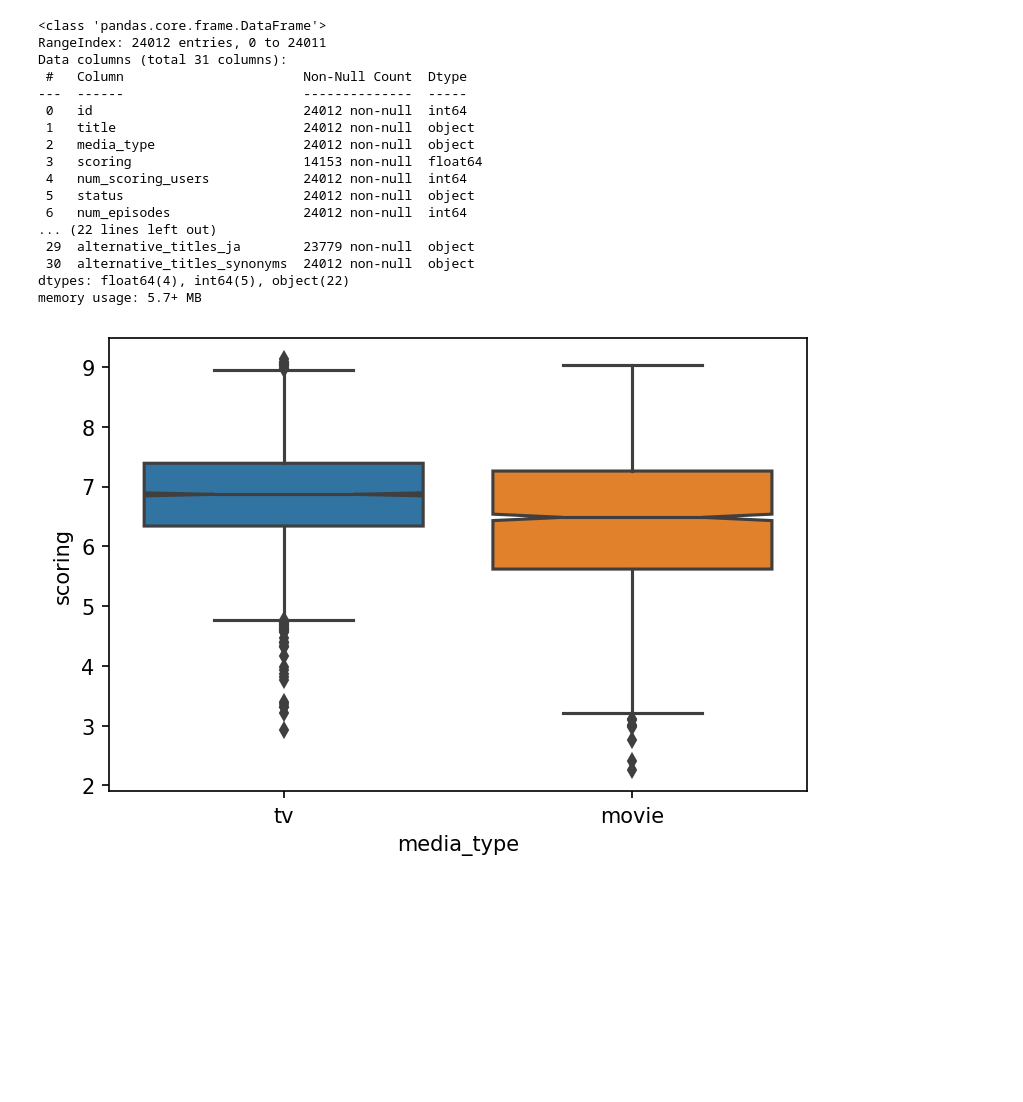
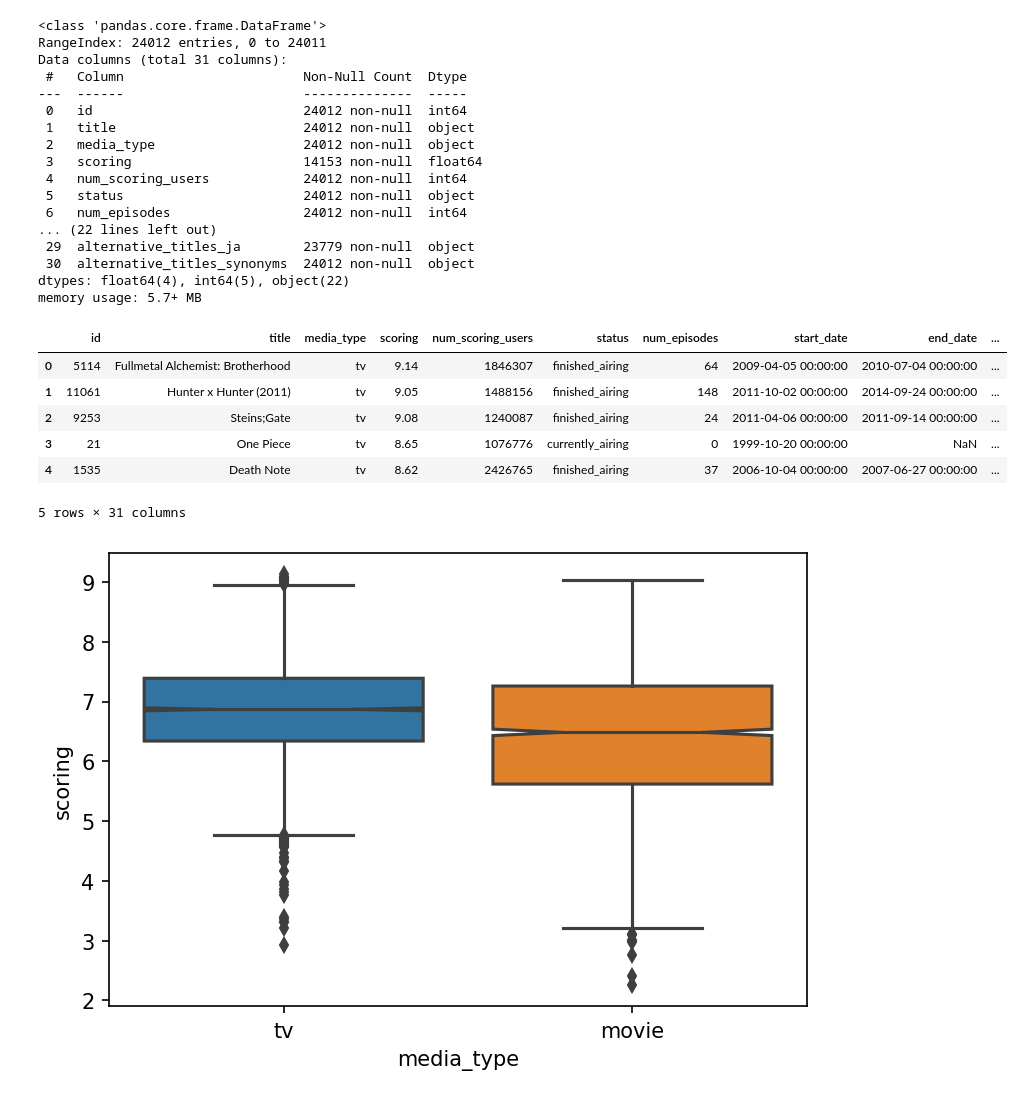
Before and after one commit to derekmiddlemiss/python-resampling, a Jupyter notebook: Resampling_v2.ipynb, the cells around one changed output. Saved outputs shown, nothing was run; the diff lists cells and outputs as text; code cells hidden in the pictures; blank space fills up the shorter version.

Commit message:
start hypo tests, adds linear regression

```diff
--- a/Resampling_v2.ipynb
+++ b/Resampling_v2.ipynb
@@ -29,6 +29,16 @@ Data columns (total 31 columns):
  30  alternative_titles_synonyms  24012 non-null  object
 dtypes: float64(4), int64(5), object(22)
 memory usage: 5.7+ MB
+# %%
+anime.head()
+# %% [output]
+|  | id | title | media_type | scoring | num_scoring_users | status | num_episodes | start_date | end_date | ... |
+| 0 | 5114 | Fullmetal Alchemist: Brotherhood | tv | 9.14 | 1846307 | finished_airing | 64 | 2009-04-05 00:00:00 | 2010-07-04 00:00:00 | ... |
+| 1 | 11061 | Hunter x Hunter (2011) | tv | 9.05 | 1488156 | finished_airing | 148 | 2011-10-02 00:00:00 | 2014-09-24 00:00:00 | ... |
+| 2 | 9253 | Steins;Gate | tv | 9.08 | 1240087 | finished_airing | 24 | 2011-04-06 00:00:00 | 2011-09-14 00:00:00 | ... |
+| 3 | 21 | One Piece | tv | 8.65 | 1076776 | currently_airing | 0 | 1999-10-20 00:00:00 | NaN | ... |
+| 4 | 1535 | Death Note | tv | 8.62 | 2426765 | finished_airing | 37 | 2006-10-04 00:00:00 | 2007-06-27 00:00:00 | ... |
+5 rows × 31 columns
 # %%
 anime_tv_movie = anime.loc[anime.media_type.isin(["tv", "movie"]), :].dropna(subset=["scoring"])
 ax = sns.boxplot(x="media_type", y="scoring", data=anime_tv_movie, notch=True)
```
Also changed, not shown: parts of 19 cells of this notebook, 1 other file.
